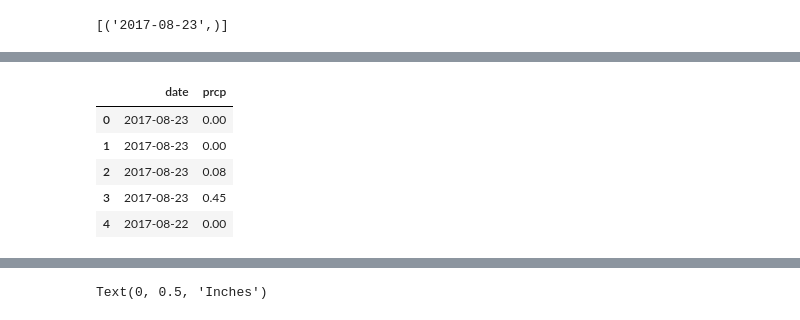
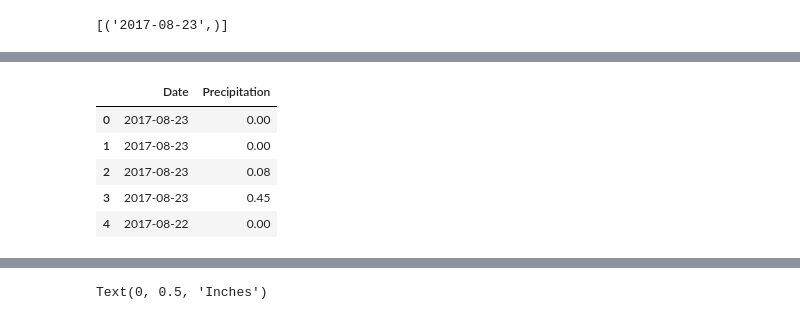
Before and after one commit to JAld3r/sqlalchemy-challenge, a Jupyter notebook: SurfsUp/climate_starter.ipynb, the cells around one changed output, grey strips where cells are left out. Cells and saved outputs as stored; diff of their text form; code cells hidden in the pictures.

```diff
--- a/SurfsUp/climate_starter.ipynb
+++ b/SurfsUp/climate_starter.ipynb
@@ -73,16 +70,17 @@ recent_date
 # %%
 # Starting from the most recent data point in the database.
 recent_date
 # Calculate the date one year from the last date in data set.
 prev_yr = '2016-08-23'
 # Perform a query to retrieve the date and precipitation scores
 yr1_data_prec = engine.execute(text("""SELECT date, prcp FROM measurement WHERE date BETWEEN '2016-08-23' AND '2017-08-23' ORDER BY date DESC"""))
-
+# Save the query results as a Pandas DataFrame. Explicitly set the column names
+# Sort the dataframe by date
 yr1_data_df = pd.DataFrame(yr1_data_prec)
-
+yr1_data_df.columns = ['Date','Precipitation']
 yr1_data_df.head()
 # %% [output]
-|  | date | prcp |
+|  | Date | Precipitation |
 | 0 | 2017-08-23 | 0.00 |
 | 1 | 2017-08-23 | 0.00 |
 | 2 | 2017-08-23 | 0.08 |
```
Also changed, not shown: parts of 4 cells of this notebook.
